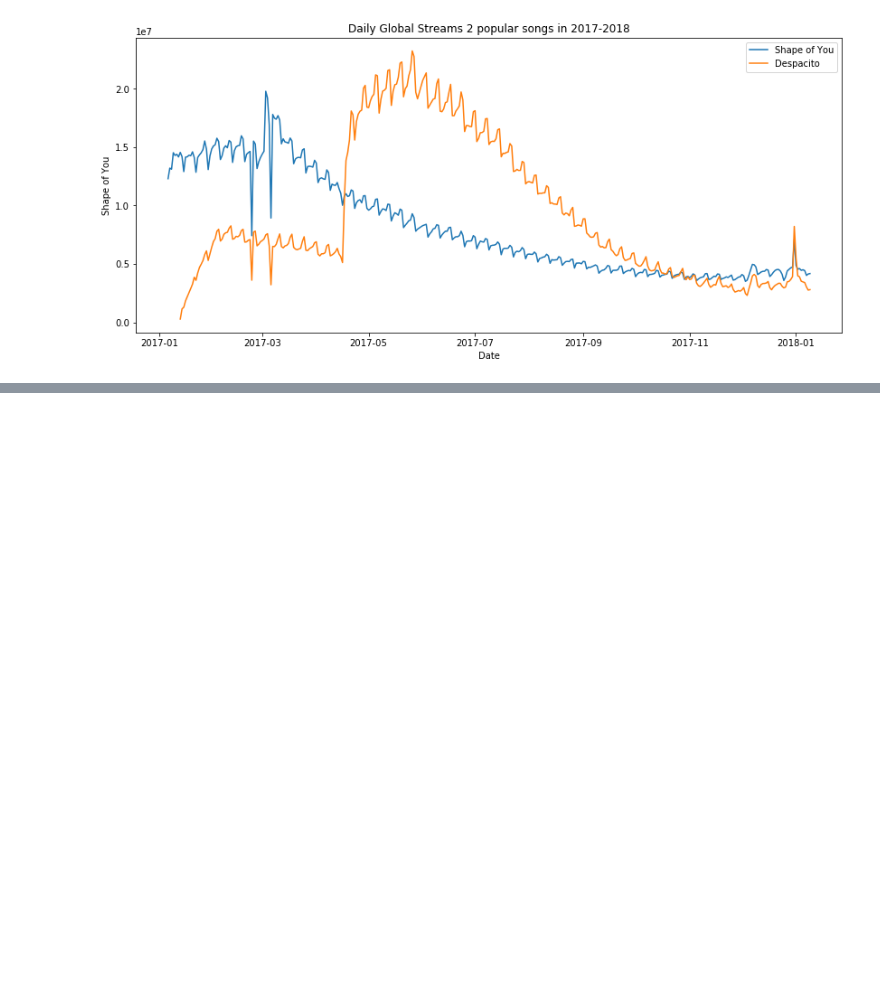
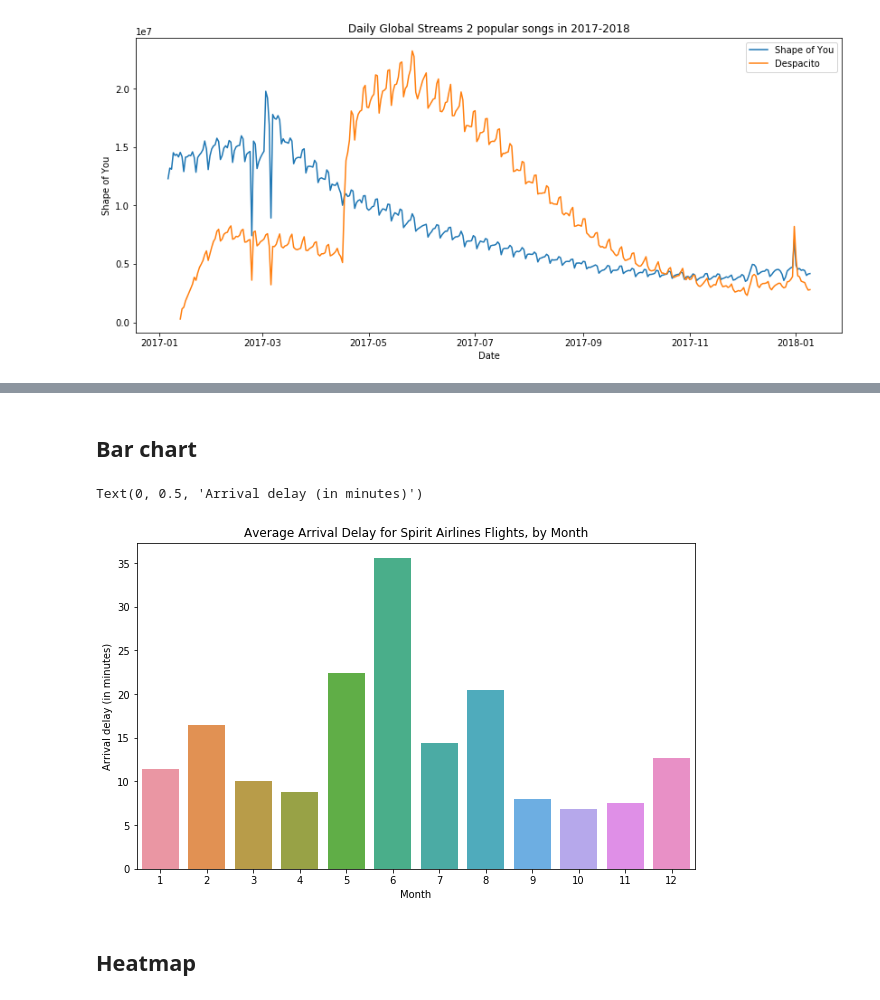
Before and after one commit to Dawreen/ml-notebook, a Jupyter notebook: DataVisualization.ipynb, the cells around one changed output, grey strips where cells are left out. Saved outputs shown, nothing was run; the diff lists cells and outputs as text; code cells hidden in the pictures; blank space fills up the shorter version.

Commit message:
new dataset (flight_delays), bar chart and heat map
Signed-off-by: Dawreen <dntknwhtf@gmail.com>

```diff
--- a/DataVisualization.ipynb
+++ b/DataVisualization.ipynb
@@ -125,0 +131,7 @@ Text(0.5, 0, 'Date')
+# %%
+flight_filepath = "C:/Users/dawre/Desktop/DATA SCIENCE/kaggle/ml-notebook/datasets/flight_delays.csv"
+
+# reading the data
+flight_data = pd.read_csv(flight_filepath, index_col="Month")
+
+flight_data.head()
@@ -125,0 +146,17 @@ Text(0.5, 0, 'Date')
+# %% [markdown]
+## Bar chart
+# %%
+# set the width and height of the figure
+plt.figure(figsize=(10,6))
+
+# add title
+plt.title("Average Arrival Delay for Spirit Airlines Flights, by Month")
+
+sns.barplot(x=flight_data.index, y=flight_data['NK'])
+
+plt.ylabel("Arrival delay (in minutes)")
+# %% [output]
+Text(0, 0.5, 'Arrival delay (in minutes)')
+[figure, added]
+# %% [markdown]
+## Heatmap
```
Also changed, not shown: parts of 3 cells of this notebook, 1 other file.
